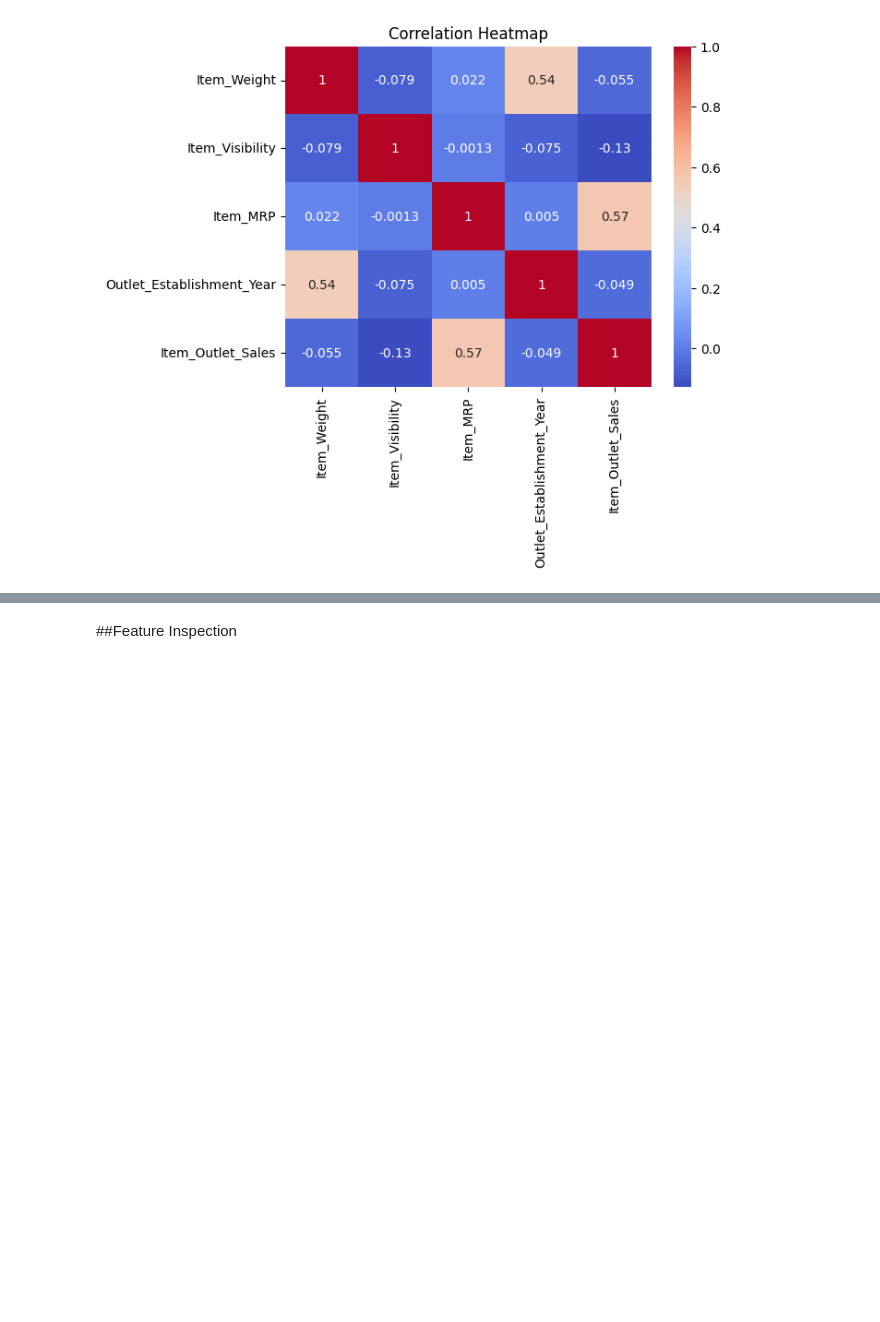
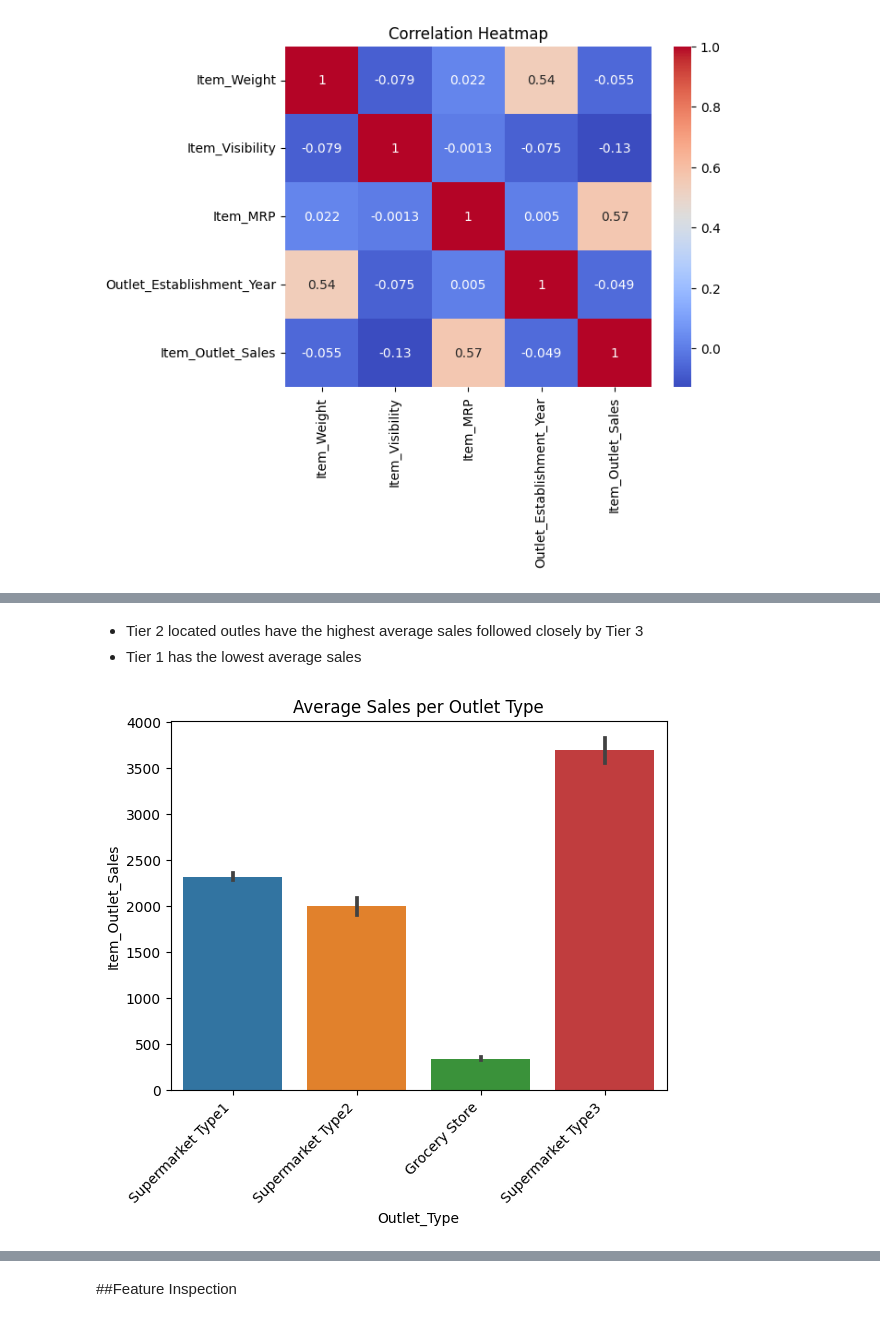
Before and after one commit to Carla9711/Prediction-of-Product-Sales, a Jupyter notebook: Prediction of Product Sales.ipynb, the cells around one changed output, grey strips where cells are left out. Drawn from its saved outputs; the diff is of its cells as text; code cells hidden in the pictures; blank space fills up the shorter version.

```diff
--- a/Prediction of Product Sales.ipynb
+++ b/Prediction of Product Sales.ipynb
@@ -417,0 +427,10 @@ ax.set(title='Correlation Heatmap');
+# %% [markdown]
+- Tier 2 located outles have the highest average sales followed closely by Tier 3
+- Tier 1 has the lowest average sales
+# %%
+# bar plot of Outlet_Type vs Item_Outlet_Sales
+ax = sns.barplot(data=df_sales,x='Outlet_Type',y='Item_Outlet_Sales')
+ax.set_xticklabels(ax.get_xticklabels(), rotation=45, ha='right')
+ax.set_title('Average Sales per Outlet Type');
+# %% [output]
+[figure, added]
```
Also changed, not shown: parts of 3 cells of this notebook.
